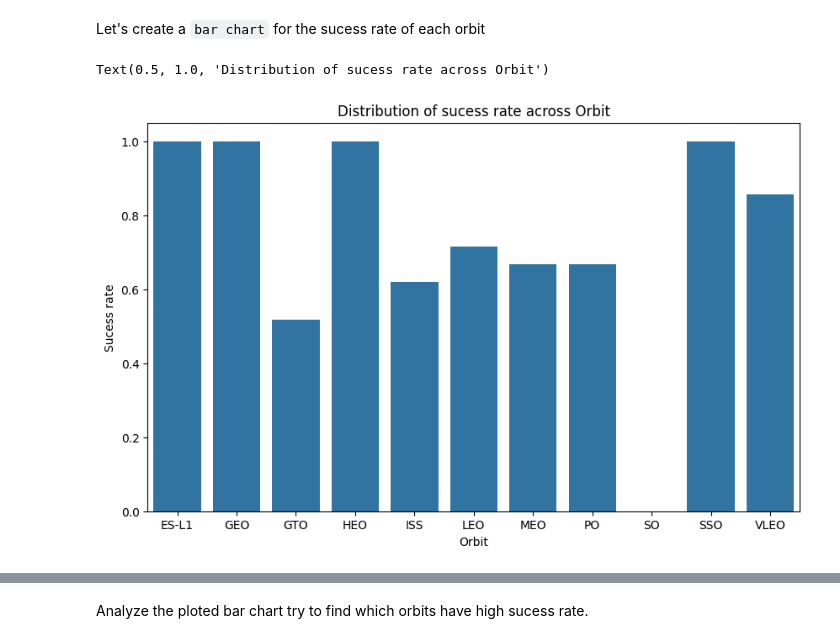
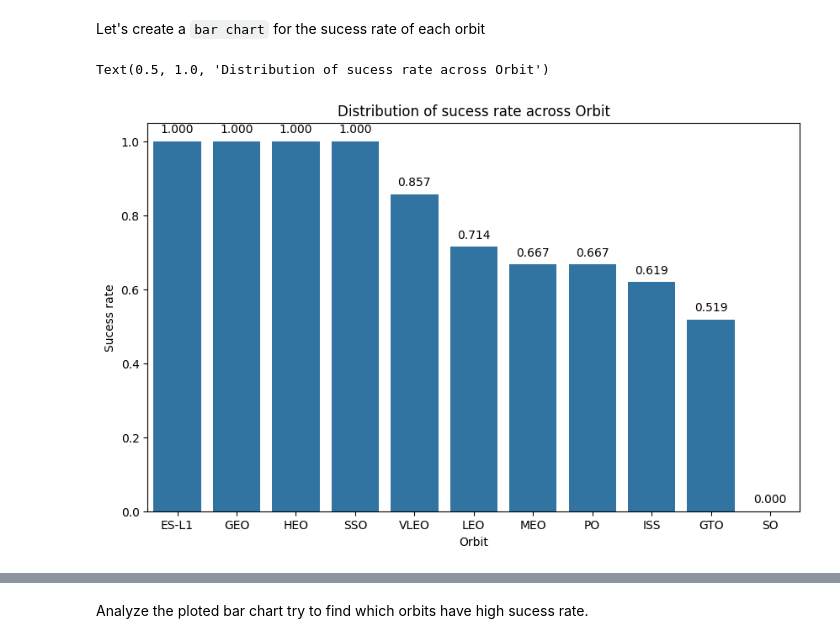
Before and after one commit to bigtomate/python_data_science_ML_capstone_project, a Jupyter notebook: module2_EDA/jupyter-labs-eda-dataviz-v2.ipynb, the cells around one changed output, grey strips where cells are left out. Drawn from its saved outputs; the diff is of its cells as text; code cells hidden in the pictures.

```diff
--- a/module2_EDA/jupyter-labs-eda-dataviz-v2.ipynb
+++ b/module2_EDA/jupyter-labs-eda-dataviz-v2.ipynb
@@ -145,12 +194,18 @@ Next, we want to visually check if there are any relationship between success ra
 Let's create a `bar chart` for the sucess rate of each orbit
 # %%
 # HINT use groupby method on Orbit column and get the mean of Class column
-df_orbit = df.groupby('Orbit')['Class'].mean().reset_index()
-plt.figure(figsize=(10, 6))
-sns.barplot(data=df_orbit, x='Orbit', y='Class')
+df_orbit = df.groupby('Orbit')['Class'].mean().reset_index().sort_values(by='Class', ascending=False)
+plt.figure(figsize=(10,6))
+ax = sns.barplot(data=df_orbit, x='Orbit', y='Class')
+for p in ax.patches:
+    ax.annotate(f'{p.get_height():.3f}',
+                (p.get_x() + p.get_width() / 2., p.get_height()),
+                ha='center', va='center',
+                xytext=(0, 10),
+                textcoords='offset points')
 plt.xlabel('Orbit')
 plt.ylabel('Sucess rate')
 plt.title('Distribution of sucess rate across Orbit')
 # %% [output]
 Text(0.5, 1.0, 'Distribution of sucess rate across Orbit')
-[figure, old version]
+[figure, new version]
```
Also changed, not shown: parts of 14 cells of this notebook, 9 other files.
